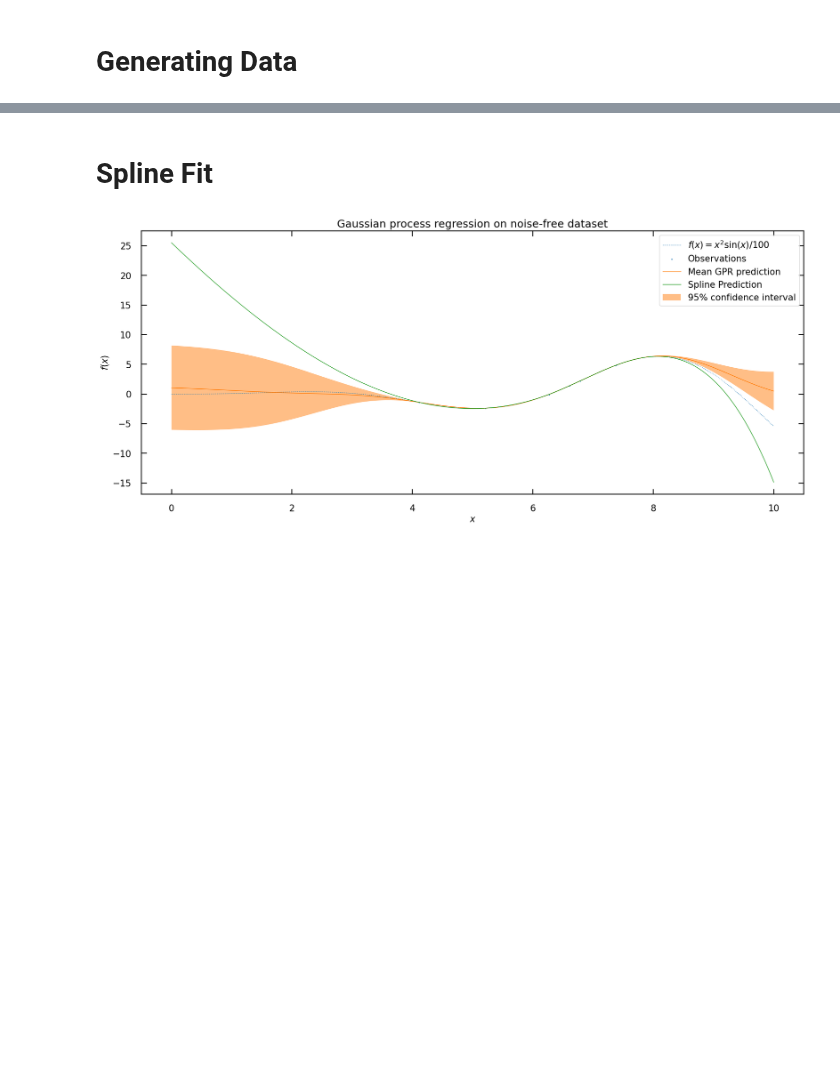
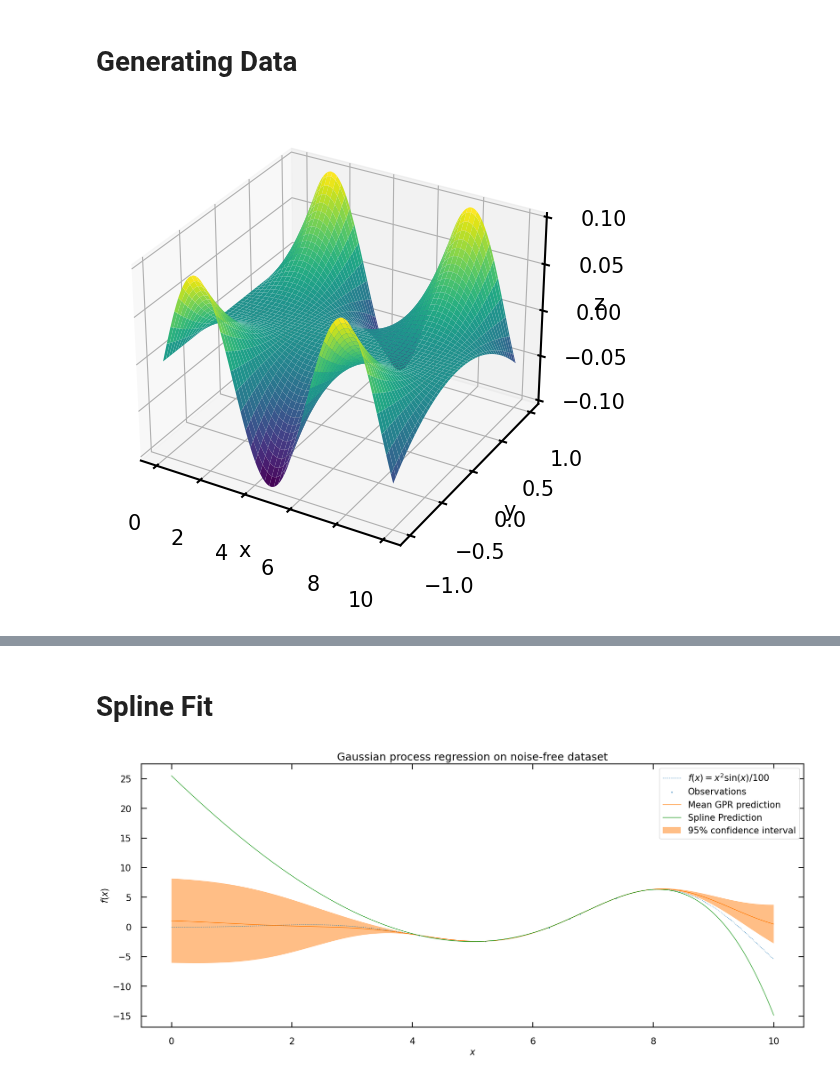
Before and after one commit to AfrozSaqlain/Scientific_Coding, a Jupyter notebook: gaussian_process_regression_2D.ipynb, the cells around one changed output, grey strips where cells are left out. Cells and saved outputs as stored; diff of their text form; code cells hidden in the pictures; blank space fills up the shorter version.

```diff
--- a/gaussian_process_regression_2D.ipynb
+++ b/gaussian_process_regression_2D.ipynb
@@ -7,5 +7,8 @@ from sklearn.gaussian_process import GaussianProcessRegressor
 # %% [markdown]
 # Generating Data
 # %%
-x = np.linspace(0, 10, 1000)
-y = np.sin(x) * x**2 / 10
+x = np.linspace(0, 10, 100)
+y = np.linspace(-1, 1, 100)
+
+X, Y = np.meshgrid(x, y)
+Z = np.sin(X) * Y**2 / 10
@@ -13,0 +15,13 @@ np.random.seed(42)
+# %%
+fig = plt.figure(figsize=(8, 6))
+ax = fig.add_subplot(111, projection='3d')
+
+ax.plot_surface(X, Y, Z, cmap='viridis')
+
+ax.set_xlabel('x')
+ax.set_ylabel('y')
+ax.set_zlabel('z')
+
+plt.show()
+# %% [output]
+[figure, added]
```
Also changed, not shown: parts of 9 cells of this notebook.
